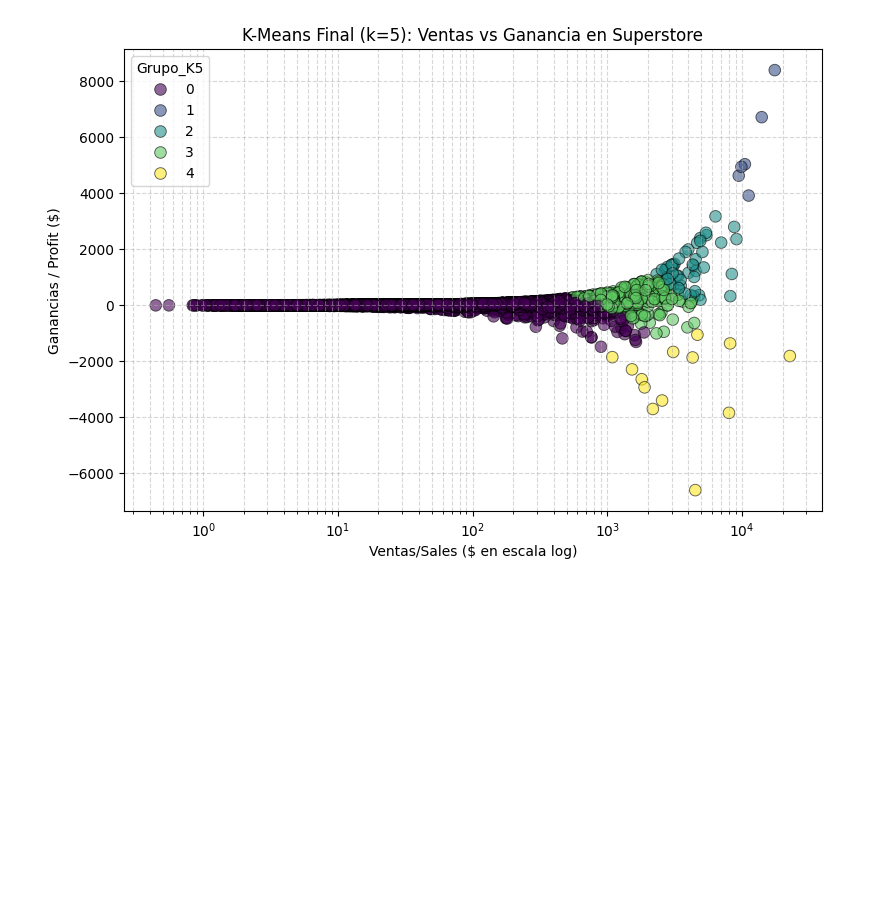
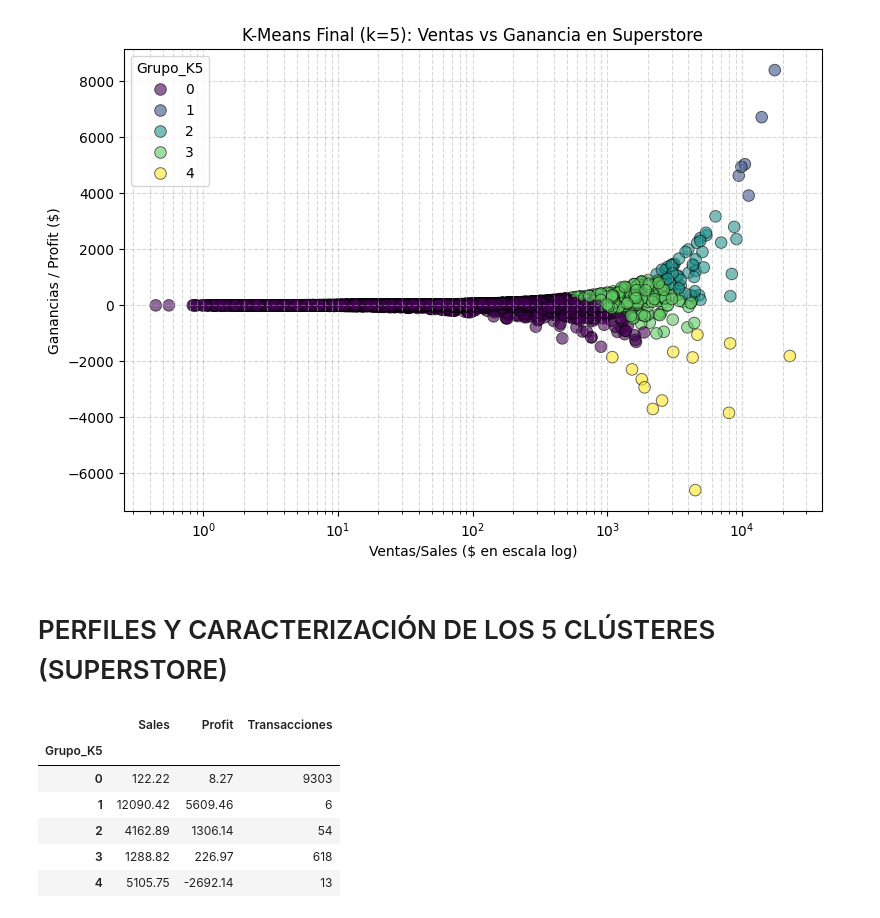
Before and after one commit to jvillagra66-oss/ml-inventario-superstore, a Jupyter notebook: notebooks/01_analisis_inventario.ipynb, the cells around one changed output. Drawn from its saved outputs; the diff is of its cells as text; code cells hidden in the pictures; blank space fills up the shorter version.

Commit message:
Este bloque calcula los perfiles promedio de cada uno de los 5 clústeres generados por K-Means ($K=5$). Aplica una agrupación por Grupo_K5 para calcular la media de las variables financieras y cuantitativas reales de Superstore (Ventas, Ganancias y Descuentos) en sus unidades originales (dólares y porcentajes).Además, añade una columna con la cantidad total de transacciones pertenecientes a cada grupo, permitiendo analizar la magnitud y el volumen operativo de cada segmento de clientes o ventas.

```diff
--- a/notebooks/01_analisis_inventario.ipynb
+++ b/notebooks/01_analisis_inventario.ipynb
@@ -1445,3 +1445,24 @@ plt.show()
 Downloading to /root/.cache/kagglehub/datasets/bravehart101/sample-supermarket-dataset/1.archive...
 Extracting files...
 [figure]
+# %% [markdown]
+# PERFILES Y CARACTERIZACIÓN DE LOS 5 CLÚSTERES (SUPERSTORE)
+# %%
+# 1. Promedio de cada variable dentro de cada grupo (en dólares y valores reales)
+# Seleccionamos las columnas numéricas de interés que realmente existen en df_cluster
+columnas_analisis = ['Sales', 'Profit', 'Grupo_K5']
+perfiles = df_cluster[columnas_analisis].groupby('Grupo_K5').mean().round(2)
+
+# 2. Contamos la cantidad total de transacciones / operaciones en cada grupo
+perfiles['Transacciones'] = df_cluster['Grupo_K5'].value_counts().sort_index()
+
+# Mostramos la tabla resumen de los perfiles de clúster
+display(perfiles)
+# %% [output]
+|  | Sales | Profit | Transacciones |
+| Grupo_K5 |  |  |  |
+| 0 | 122.22 | 8.27 | 9303 |
+| 1 | 12090.42 | 5609.46 | 6 |
+| 2 | 4162.89 | 1306.14 | 54 |
+| 3 | 1288.82 | 226.97 | 618 |
+| 4 | 5105.75 | -2692.14 | 13 |
```
